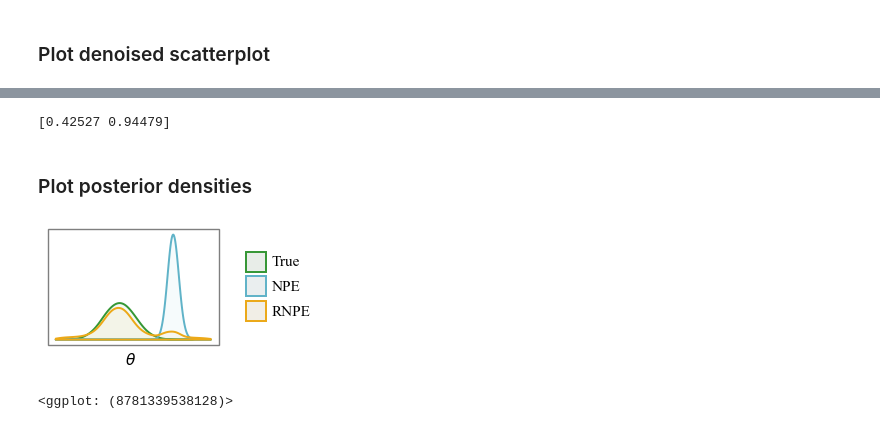
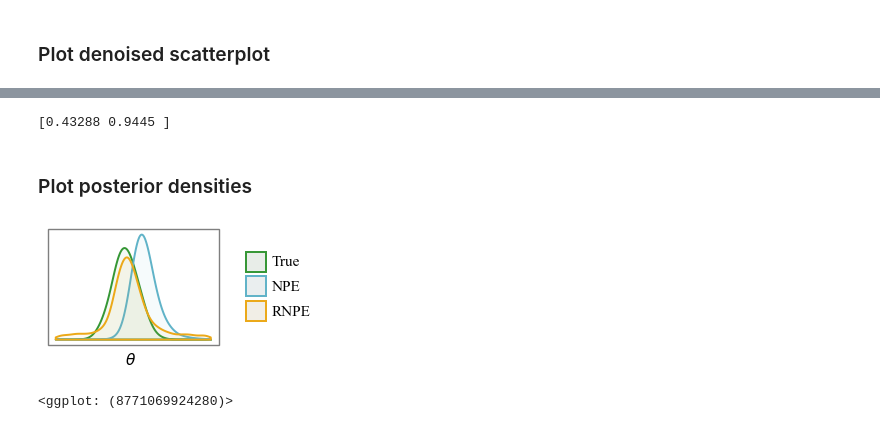
Before and after one commit to danielward27/rnpe, a Jupyter notebook: scripts/plots/plot_basic_example.ipynb, the cells around one changed output, grey strips where cells are left out. Drawn from its saved outputs; the diff is of its cells as text; code cells hidden in the pictures.

```diff
--- a/scripts/plots/plot_basic_example.ipynb
+++ b/scripts/plots/plot_basic_example.ipynb
@@ -2,9 +2,9 @@
 ### Gaussian example (used in Figure 1.)
 # %%
 import matplotlib.pyplot as plt
-from rnpe.utils import get_manual_legend
 import seaborn as sns
 import pickle
+from rnpe.tasks import Gaussian
 
 sns.set_style("whitegrid")
 sns.set_context("paper")
@@ -12,7 +12,14 @@ sns.set_style('whitegrid', {'font.family':'Times New Roman', 'font.serif':'serif
 colors = ["#072D41", "#ECA918", "#60B3C8", "#359735"]
 plt.rcParams['axes.axisbelow'] = True
 results_dir = "../../results"
-fn = f"{results_dir}/Gaussian/9_0.25.pickle"
+
+seed = 1
+slab_scale = 0.25
+hyperprior=False
+misspecified = True
+file = f"seed={seed}_slab_scale={slab_scale}_hyperprior={hyperprior}_misspecified={misspecified}"
+
+fn = f"{results_dir}/Gaussian/{file}.pickle"
 
 plt.rcParams['axes.grid'] = False
 
@@ -63,20 +70,14 @@ plt.savefig(f"{results_dir}/plots/basic_example_denoised.png", dpi=400)
 # %%
 print(results["mcmc_samples"]["misspecified"].mean(axis=0))
 # %% [output]
-[0.42527 0.94479]
+[0.43288 0.9445 ]
 # %% [markdown]
 ### Plot posterior densities
 # %%
 import numpy as np
 
 obs_mu = results["data"]["y"][0]
-
-def gaussian_posterior_mu_std(obs_mean, p_var=25, l_var=2, n=100):
-    mu = ((obs_mean*n)/l_var) * ((1/p_var + n/l_var)**(-1))
-    std = np.sqrt((1/p_var + n/l_var)**(-1))
-    return mu, std
-
-mu, std = gaussian_posterior_mu_std(obs_mu)
+mu, std = Gaussian().get_true_posterior_mean_std(obs_mu)
 true_posterior_samps = np.random.normal(mu, std, (n,))
 # %%
 import pandas as pd
@@ -94,34 +95,34 @@ posterior_df = pd.concat(
         "theta": results["posterior_samples"]["NPE"][:n, 0]
         })
     ]
 )
 
 posterior_df["Source"] = pd.Categorical(posterior_df["Source"], ["True", "NPE", "RNPE"])
 
 from plotnine import ggplot, aes, geom_density, xlim, theme_bw, scale_color_manual, scale_fill_manual, xlab, theme, element_blank, element_text, ylab
 font_kwargs = {"family": "Times New Roman", "size": 11}
 txt = element_text(**font_kwargs)
 
 p = (ggplot(posterior_df, aes(x="theta", color="Source", fill="Source")) +
-geom_density(alpha=0.05, size=0.8, bw=0.01) +
+geom_density(alpha=0.05, size=0.8, bw=0.05) +
 scale_color_manual(values=[colors[3], colors[2], colors[1]]) +
 scale_fill_manual(values=[colors[3], colors[2], colors[1]]) +
 theme_bw() +
 xlab(r"$\theta$") +
-xlim((-0.05, 0.24)) +
+xlim((0.8, 2.5)) +
 ylab("") +
 theme(
     legend_title=element_blank(),
     text=txt,
     figure_size=(textwidth*0.4, 1.5),
     panel_grid_minor=element_blank(),
     panel_grid_major=element_blank(),
     axis_text=element_blank(),
     axis_ticks=element_blank()
 )
 )
 p.save(f"{results_dir}/plots/basic_example_posterior.png", dpi=400)
 p
 # %% [output]
-[figure, old version]
+[figure, new version]
-<ggplot: (8781339538128)>
+<ggplot: (8771069924280)>
```
Also changed, not shown: parts of 1 cell of this notebook, 22 other files.
